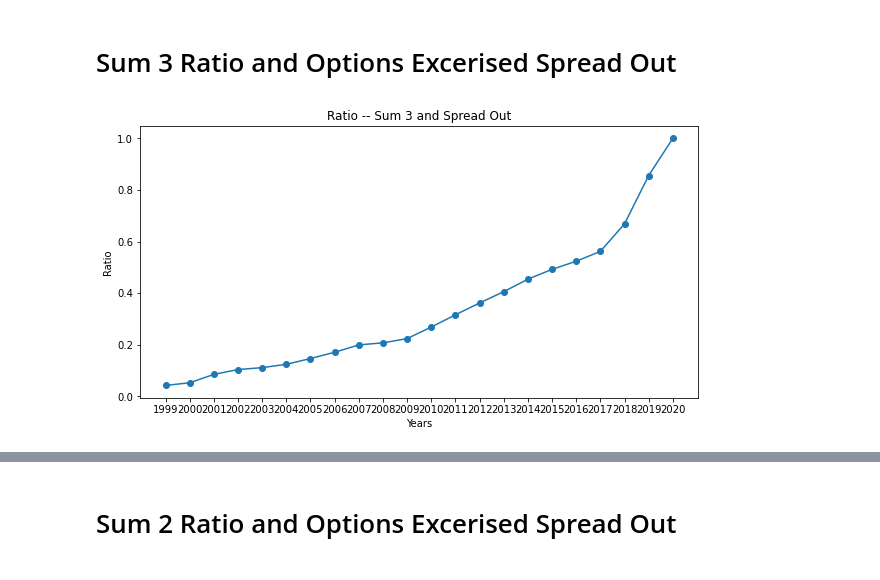
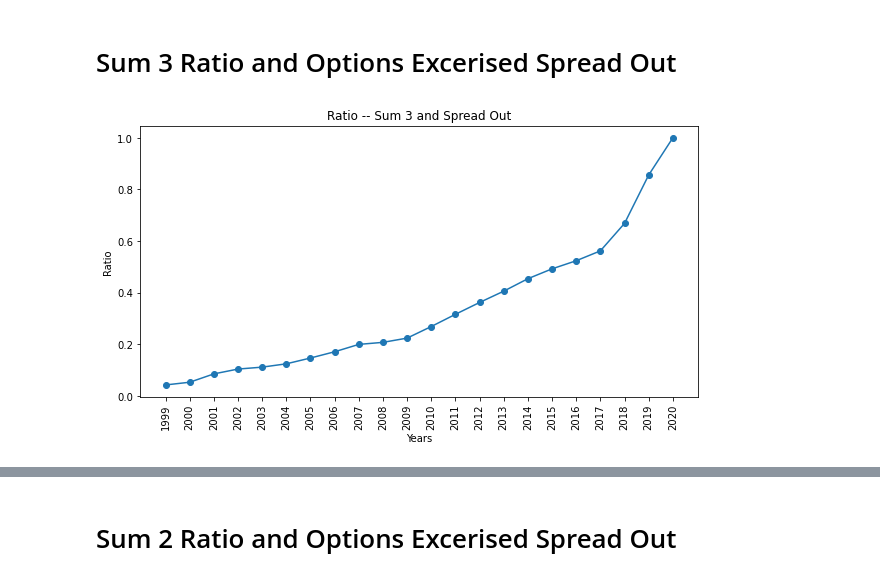
Before and after one commit to hessjacob/execucomp-boardex-project, a Jupyter notebook: BoardEx/BoardEx Plots -- Sample 2.ipynb, the cells around one changed output, grey strips where cells are left out. Drawn from its saved outputs; the diff is of its cells as text; code cells hidden in the pictures.

```diff
--- a/BoardEx/BoardEx Plots -- Sample 2.ipynb
+++ b/BoardEx/BoardEx Plots -- Sample 2.ipynb
@@ -90,19 +179,99 @@ plt.show()
 # %%
 ratio_avg_sum3_spread = pd.read_csv('Clean4/ratio_avg_spread_sum3.csv', index_col=0)
 plt.plot(ratio_avg_sum3_spread.columns, ratio_avg_sum3_spread.T, marker='o')
 plt.title('Ratio -- Sum 3 and Spread Out')
 plt.ylabel('Ratio')
 plt.xlabel('Years')
+plt.xticks(rotation=90)
 plt.show()
 
 denominator_spread_sum3 = stats_sum3[stats_sum3.index == 'denominator_total_stock_spread']
 numerator_spread_sum3 = stats_sum3[stats_sum3.index == 'numerator_spread']
 plt.plot(denominator_spread_sum3.columns, denominator_spread_sum3.T, marker='o')
 plt.plot(numerator_spread_sum3.columns, numerator_spread_sum3.T, marker='o')
 plt.title('Numerator and Denominator -- Sum 3 and Spread Out')
 plt.legend(['Denominator', 'Numerator'])
+plt.xticks(rotation=90)
 plt.ylabel('Number')
 plt.xlabel('Years')
 plt.show()
+
+#options by expiration years
+ratio_avg_sum3_spread_1 = pd.read_csv('Clean By Expiration/ratio_avg_spread_sum3_1.csv', index_col=0)
+denominator_spread_sum3_1 = stats_sum3_1[stats_sum3_1.index == 'denominator_total_stock_spread']
+numerator_spread_sum3_1 = stats_sum3_1[stats_sum3_1.index == 'numerator_spread']
+
+ratio_avg_sum3_spread_3 = pd.read_csv('Clean By Expiration/ratio_avg_spread_sum3_3.csv', index_col=0)
+denominator_spread_sum3_3 = stats_sum3_3[stats_sum3_3.index == 'denominator_total_stock_spread']
+numerator_spread_sum3_3 = stats_sum3_3[stats_sum3_3.index == 'numerator_spread']
+
+ratio_avg_sum3_spread_5 = pd.read_csv('Clean By Expiration/ratio_avg_spread_sum3_5.csv', index_col=0)
+denominator_spread_sum3_5 = stats_sum3_5[stats_sum3_5.index == 'denominator_total_stock_spread']
+numerator_spread_sum3_5 = stats_sum3_5[stats_sum3_5.index == 'numerator_spread']
+
+ratio_avg_sum3_spread_7 = pd.read_csv('Clean By Expiration/ratio_avg_spread_sum3_7.csv', index_col=0)
+denominator_spread_sum3_7 = stats_sum3_1[stats_sum3_7.index == 'denominator_total_stock_spread']
+numerator_spread_sum3_7 = stats_sum3_1[stats_sum3_7.index == 'numerator_spread']
+
+ratio_avg_sum3_spread_9 = pd.read_csv('Clean By Expiration/ratio_avg_spread_sum3_9.csv', index_col=0)
+denominator_spread_sum3_9 = stats_sum3_9[stats_sum3_9.index == 'denominator_total_stock_spread']
+numerator_spread_sum3_9 = stats_sum3_9[stats_sum3_9.index == 'numerator_spread']
+
+ratio_avg_sum3_spread_11 = pd.read_csv('Clean By Expiration/ratio_avg_spread_sum3_11.csv', index_col=0)
+denominator_spread_sum3_11 = stats_sum3_11[stats_sum3_11.index == 'denominator_total_stock_spread']
+numerator_spread_sum3_11 = stats_sum3_11[stats_sum3_11.index == 'numerator_spread']
+
+fig, ((ax1, ax2), (ax3, ax4), (ax5, ax6)) = plt.subplots(3, 2)
+fig.suptitle('Ratio Sum 3 and Spread Out: Options That Expire in...')
+ax1.plot(ratio_avg_sum3_spread_1.columns, ratio_avg_sum3_spread_1.T, marker='o')
+ax1.set_xticks(ax1.get_xticks()[::2])
+ax1.set_title('1 Year')
+ax2.plot(ratio_avg_sum3_spread_3.columns, ratio_avg_sum3_spread_3.T, marker='o')
+ax2.set_xticks(ax1.get_xticks()[::2])
+ax2.set_title('3 Years')
+ax3.plot(ratio_avg_sum3_spread_5.columns, ratio_avg_sum3_spread_5.T, marker='o')
+ax3.set_xticks(ax1.get_xticks()[::2])
+ax3.set_title('5 Years')
+ax4.plot(ratio_avg_sum3_spread_7.columns, ratio_avg_sum3_spread_7.T, marker='o')
+ax4.set_xticks(ax1.get_xticks()[::2])
+ax4.set_title('7 Years')
+ax5.plot(ratio_avg_sum3_spread_9.columns, ratio_avg_sum3_spread_9.T, marker='o')
+ax5.set_xticks(ax1.get_xticks()[::2])
+ax5.set_title('9 Years')
+ax6.plot(ratio_avg_sum3_spread_11.columns, ratio_avg_sum3_spread_11.T, marker='o')
+ax6.set_xticks(ax1.get_xticks()[::2])
+ax6.set_title('11 Years')
+fig.tight_layout()
+plt.show()
+
+fig, ((ax1, ax2), (ax3, ax4), (ax5, ax6)) = plt.subplots(3, 2)
+fig.suptitle('Numerator and Denominator Sum 3 and Spread Out: Options That Expire in...')
+ax1.plot(denominator_spread_sum3_1.columns, denominator_spread_sum3_1.T, marker='o')
+ax1.plot(numerator_spread_sum3_1.columns, numerator_spread_sum3_1.T, marker='o')
+ax1.set_xticks(ax1.get_xticks()[::2])
+ax1.set_title('1 Year')
+ax2.plot(denominator_spread_sum3_3.columns, denominator_spread_sum3_3.T, marker='o')
+ax2.plot(numerator_spread_sum3_3.columns, numerator_spread_sum3_3.T, marker='o')
+ax2.set_xticks(ax1.get_xticks()[::2])
+ax2.set_title('3 Years')
+ax3.plot(denominator_spread_sum3_5.columns, denominator_spread_sum3_5.T, marker='o')
+ax3.plot(numerator_spread_sum3_5.columns, numerator_spread_sum3_5.T, marker='o')
+ax3.set_xticks(ax1.get_xticks()[::2])
+ax3.set_title('5 Years')
+ax4.plot(denominator_spread_sum3_7.columns, denominator_spread_sum3_7.T, marker='o')
+ax4.plot(numerator_spread_sum3_7.columns, numerator_spread_sum3_7.T, marker='o')
+ax4.set_xticks(ax1.get_xticks()[::2])
+ax4.set_title('7 Years')
+ax5.plot(denominator_spread_sum3_9.columns, denominator_spread_sum3_9.T, marker='o')
+ax5.plot(numerator_spread_sum3_9.columns, numerator_spread_sum3_9.T, marker='o')
+ax5.set_xticks(ax1.get_xticks()[::2])
+ax5.set_title('9 Years')
+ax6.plot(denominator_spread_sum3_11.columns, denominator_spread_sum3_11.T, marker='o')
+ax6.plot(numerator_spread_sum3_11.columns, numerator_spread_sum3_11.T, marker='o')
+ax6.set_xticks(ax1.get_xticks()[::2])
+ax6.set_title('11 Years')
+fig.legend(['Denominator', 'Numerator'])
+fig.tight_layout()
+plt.show()
 # %% [output]
-[figure, old version]
+[figure, new version]
```
Also changed, not shown: parts of 7 cells of this notebook, 1 other file.
